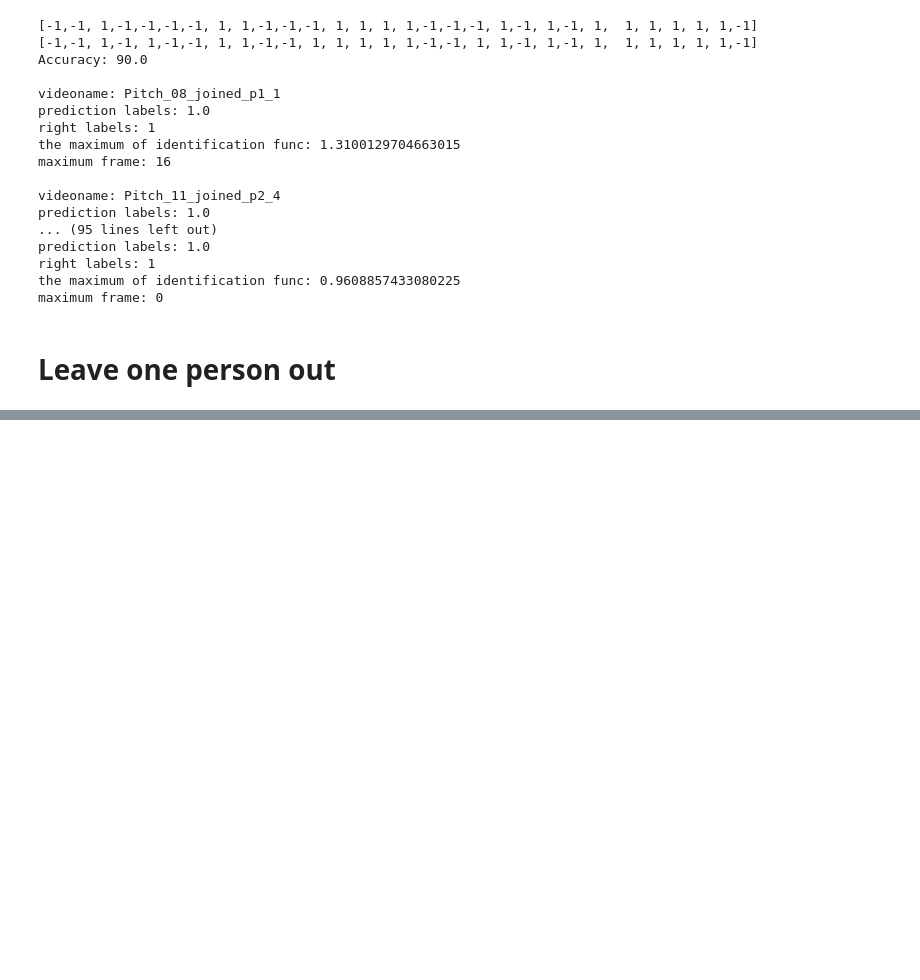
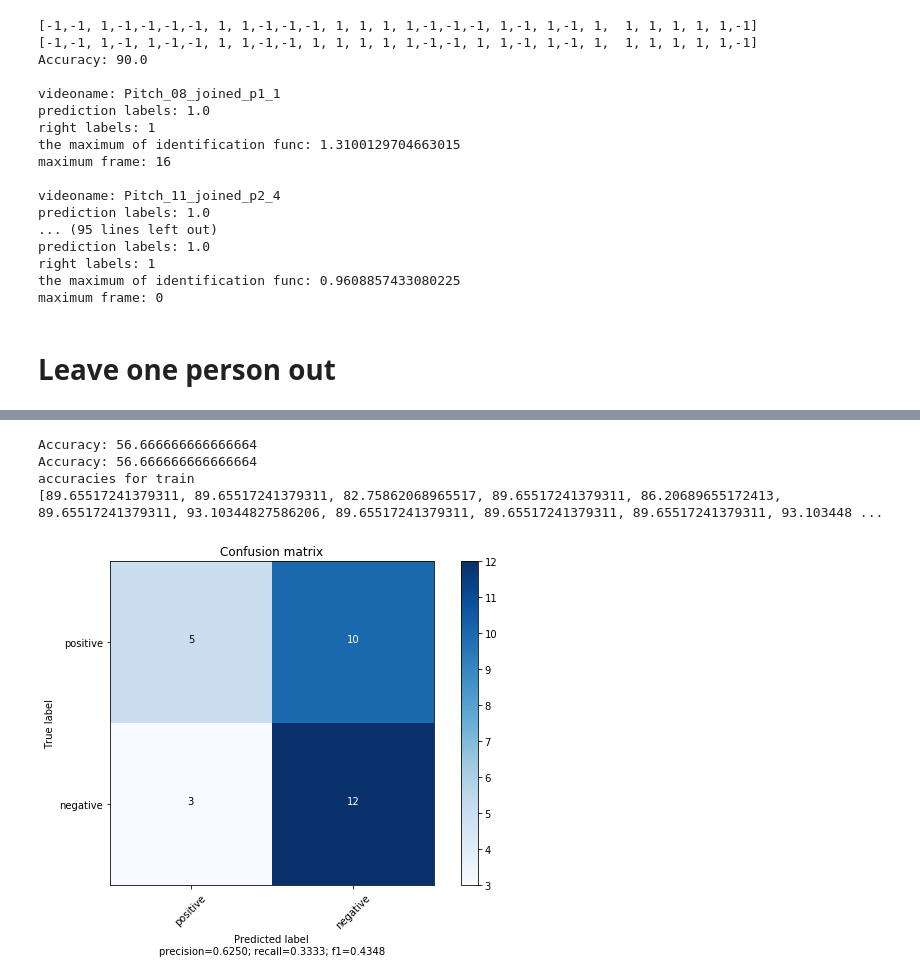
Before and after one commit to jjjkkkjjj/machine-learning, a Jupyter notebook: misvm.ipynb, the cells around one changed output, grey strips where cells are left out. Saved outputs shown, nothing was run; the diff lists cells and outputs as text; code cells hidden in the pictures; blank space fills up the shorter version.

```diff
--- a/misvm.ipynb
+++ b/misvm.ipynb
@@ -275,0 +234,12 @@ DEBUG:matplotlib.axes._base:update_title_pos
+# %%
+mil.leaveOneOut(estimator, paramDir, n_jobs=16, trainAcc=True)
+# %% [output]
+Accuracy: 56.666666666666664
+Accuracy: 56.666666666666664
+accuracies for train
+[89.65517241379311, 89.65517241379311, 82.75862068965517, 89.65517241379311, 86.20689655172413, 89.65517241379311, 93.10344827586206, 89.65517241379311, 89.65517241379311, 89.65517241379311, 93.103448 ...
+# %%
+labels, predicted_labels = mil.parse_txt(paramDir, 'leave-one-out.txt')
+mil.confusion_matrix(predicted_labels, normalize=False, savepath='./result/pitchtypes/p-easy_n-hard/g0.0012/c1000/leave-one-out.png')
+# %% [output]
+[figure, added]
```
Also changed, not shown: parts of 13 cells of this notebook, 2 other files.
